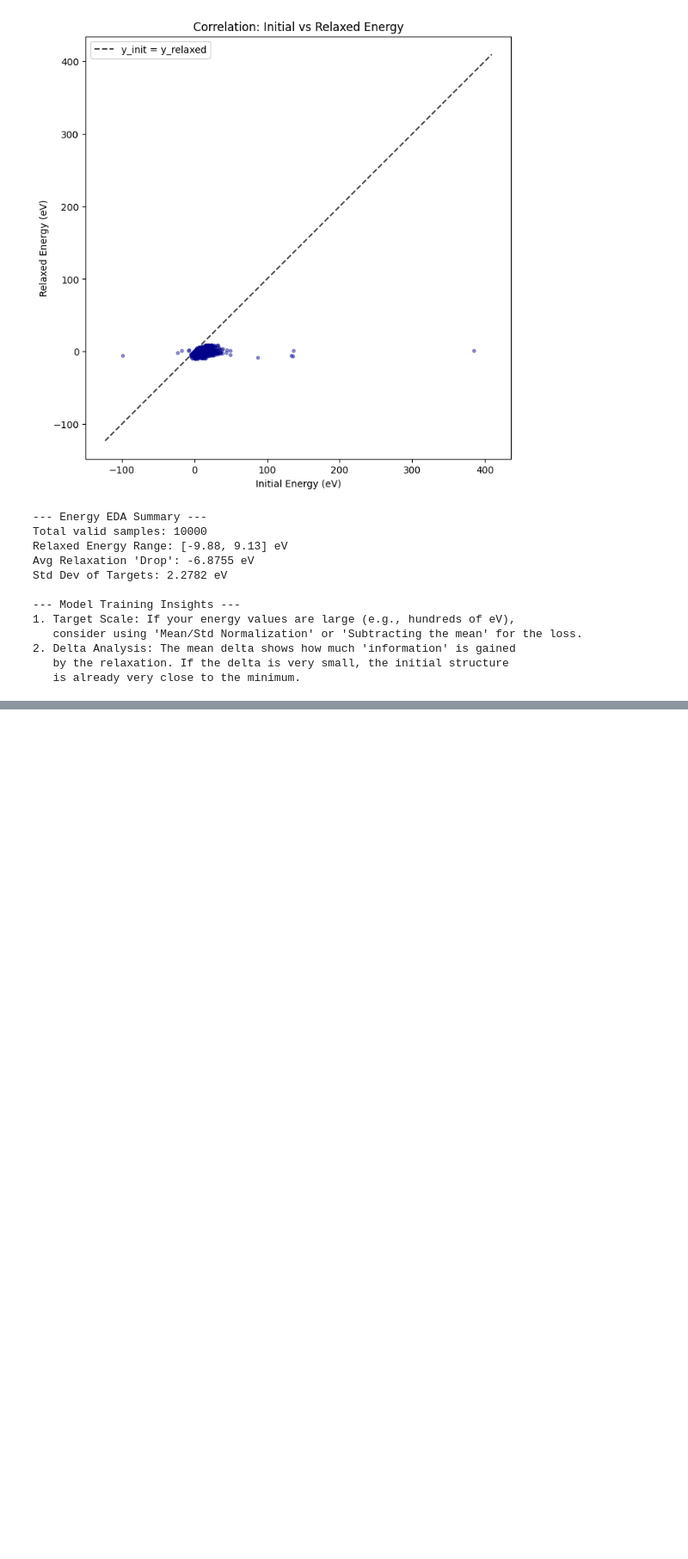
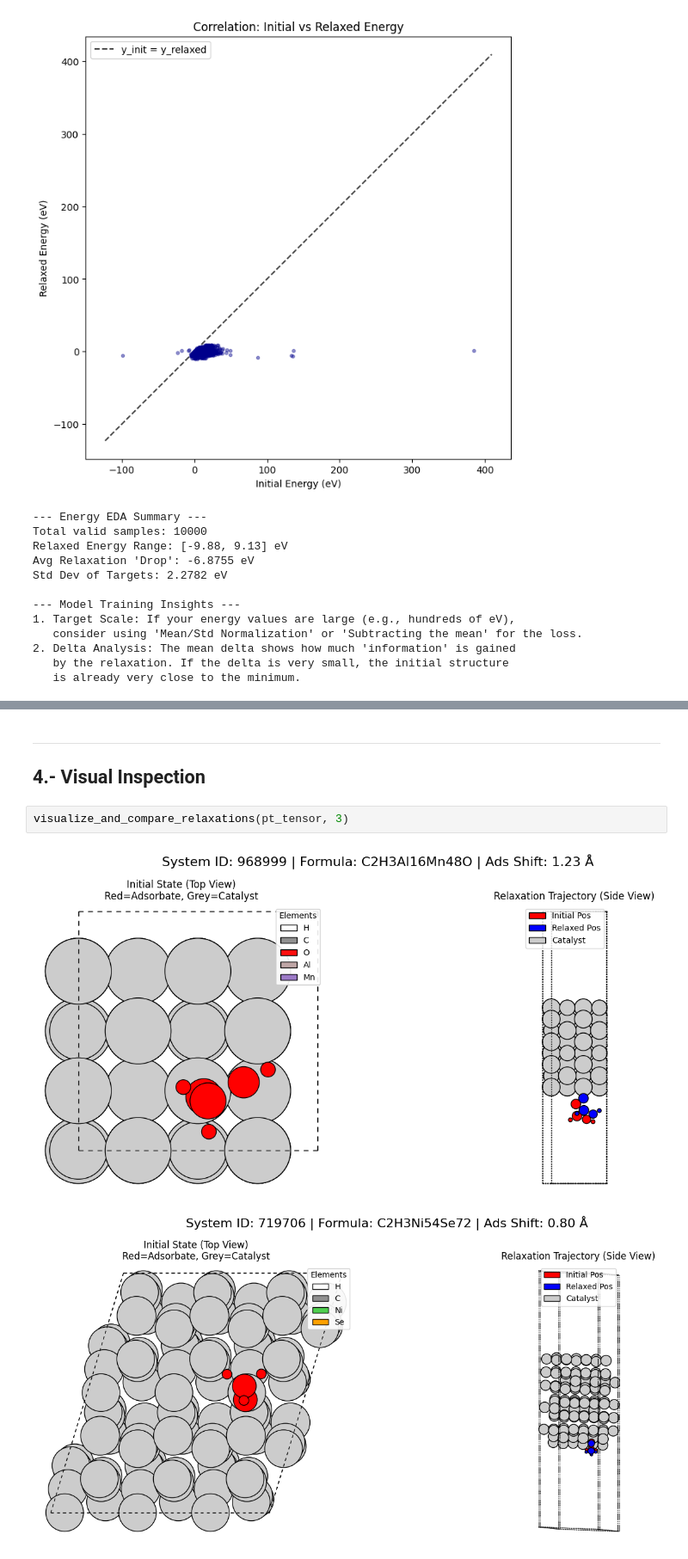
Before and after one commit to juanpaz90/h2-catalyst-ml, a Jupyter notebook: exploration.ipynb, the cells around one changed output, grey strips where cells are left out. Shown at 86% size. Saved outputs shown, nothing was run; the diff lists cells and outputs as text; blank space fills up the shorter version.

Commit message:
Update Notebook with visual inspection

```diff
--- a/exploration.ipynb
+++ b/exploration.ipynb
@@ -247,0 +253,8 @@ Std Dev of Targets: 2.2782 eV
+# %% [markdown]
+* * *
+## 4.- Visual Inspection
+# %%
+visualize_and_compare_relaxations(pt_tensor, 3)
+# %% [output]
+[figure, added]
+[figure, added]
```
Also changed, not shown: parts of 4 cells of this notebook, 1 other file.
